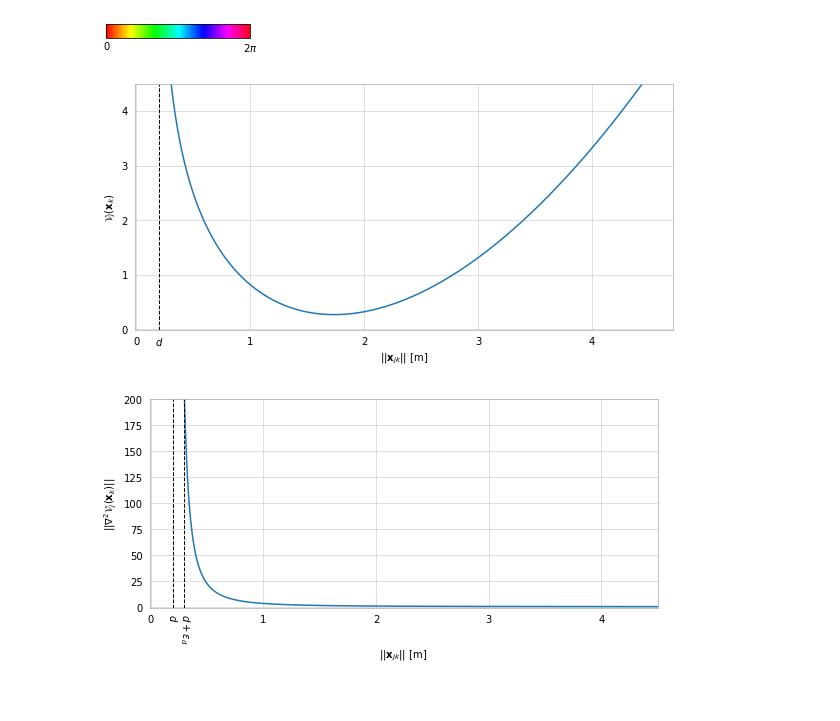
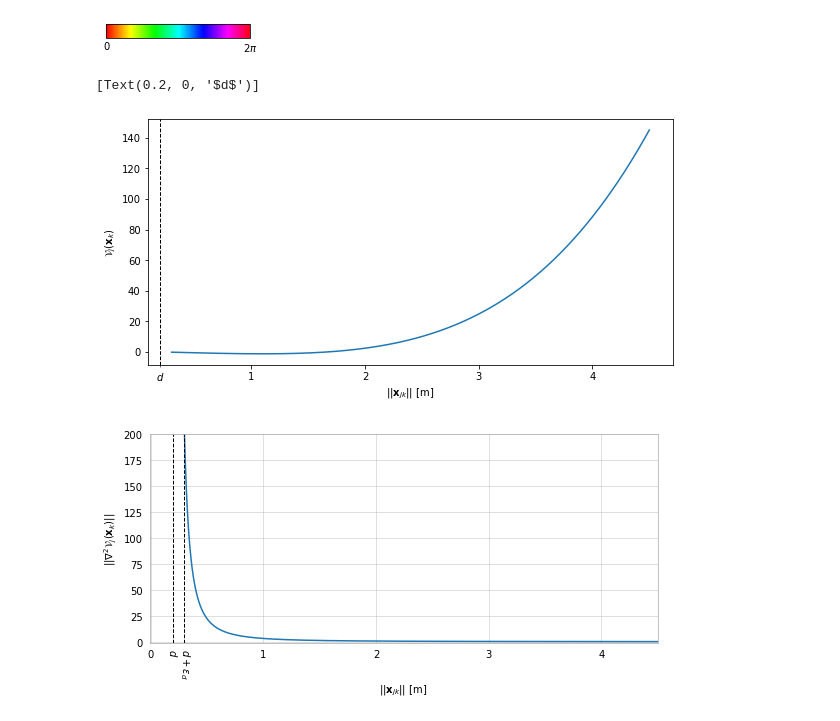
Before and after one commit to abarcis/robot-framework, a Jupyter notebook: robot_framework/plot_order_params.ipynb, the cells around one changed output. Cells and saved outputs as stored; diff of their text form; code cells hidden in the pictures.

```diff
--- a/robot_framework/plot_order_params.ipynb
+++ b/robot_framework/plot_order_params.ipynb
@@ -31,6 +31,8 @@ def state_from_json(s, params):
     params.update({
         'phase_levels_number': s['phase_levels_number'],
         'orientation_mode': s['orientation_mode'],
+        'synchronized': False,
+        'small_phase_steps': 100,
     })
     state = State(
         phase=s['phase'],
@@ -43,6 +45,7 @@ def state_from_json(s, params):
         params=params,
     )
     state.phase_level = s['phase_level']
+    state.small_phase = s['small_phase']
     return state
 # %%
 def parse_params_from_filename(filename):
@@ -397,42 +396,45 @@ plt.show()
 # %% [output]
 [figure]
 # %%
-n_attr = 0.75
-n_rep = 2
-d = 0.2
+n_attr = 0.75  # 0.75
+n_rep = 2  # 2
+d = 0.2  # 0.2
 eps = 0.1
+#xs = np.linspace(d+eps, 12, 100000)
 xs = np.linspace(d+eps, 4.5, 100000)
-potential = [n_attr * x**2/2 - n_rep*np.log(x-d) for x in xs]
+potential = [n_attr * x**4/2 - n_rep*(x-d) for x in xs]
+#potential = [n_attr * x**2/2 - n_rep*np.log(x-d) for x in xs]
 lipschitz = [n_attr + n_rep/(x-d)**2 for x in xs]
 # %%
 fig, ax = plt.subplots(
     1, 1, constrained_layout=True, figsize=(8, 4)
 )
 
 ax.set_axisbelow(True)
 ax.plot(xs, potential)
-ax.set_ylim(ymin=-0.01)
-ax.set_ylim(ymax=4.5)
-ax.set_xlim(xmin=-0.01)
+#ax.set_ylim(ymin=-0.01)
+#ax.set_ylim(ymax=4.5)
+#ax.set_xlim(xmin=-0.01)
 ax.set_xlabel('$||\mathbf{x}_{jk}||$ [m]')
 ax.set_ylabel('$\mathcal{V}_j(\mathbf{x}_{k})$')
 ax.axvline(0.2, color='black', ls='--', lw=1)
 ticks = [0.2]
 ax.set_xticks(ticks, minor=True)
 
 dic = {
     0.2: '$d$',
 }
 labels = [ticks[i] if t not in dic.keys() else dic[t] for i,t in enumerate(ticks)]
 ## or
 # labels = [dic.get(t, ticks[i]) for i,t in enumerate(ticks)]
 
 ax.set_xticklabels(labels, minor=True)
 #ax.tick_params(which='minor', labelbottom=True, labelrotation=-90)
 #ax.axvline(0.3, color='black', ls='--')
-fig.savefig(f'/home/agniewek/repos/thesis/spatial_coordination/data/potential.pdf', transparent=True, bbox_inches='tight')
+# fig.savefig(f'/home/agniewek/repos/thesis/spatial_coordination/data/potential.pdf', transparent=True, bbox_inches='tight')
 # %% [output]
+[Text(0.2, 0, '$d$')]
-[figure, old version]
+[figure, new version]
 # %%
 fig, ax = plt.subplots(
     1, 1, constrained_layout=False, figsize=(8, 4)
```
Also changed, not shown: parts of 10 cells of this notebook, 15 other files.
